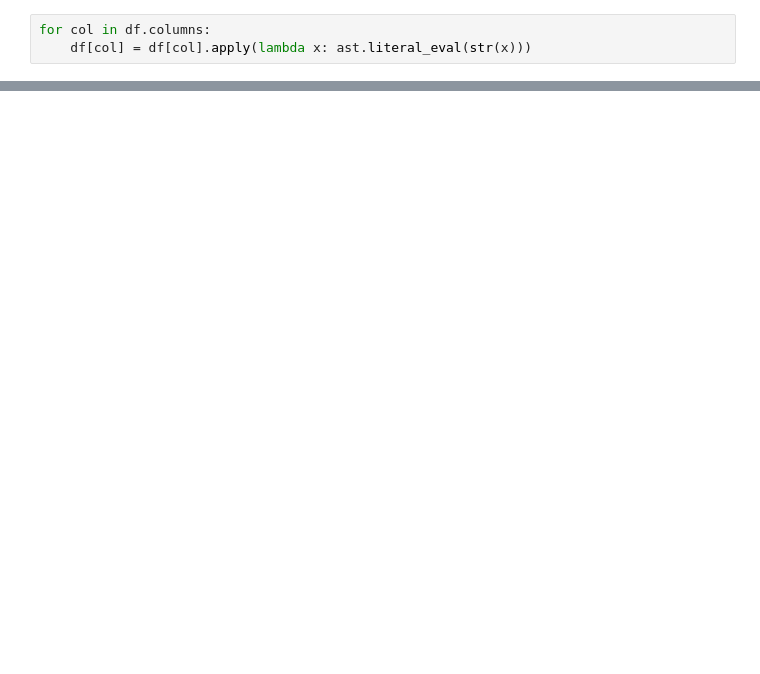
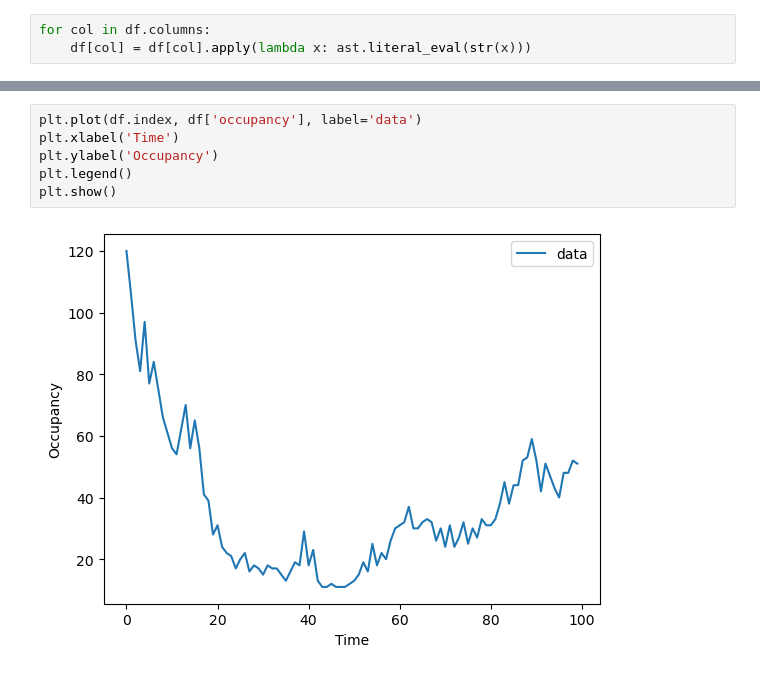
Before and after one commit to RiccardoTancredi/GameofLife, a Jupyter notebook: data/prova.ipynb, the cells around one changed output, grey strips where cells are left out. Saved outputs shown, nothing was run; the diff lists cells and outputs as text; blank space fills up the shorter version.

```diff
--- a/data/prova.ipynb
+++ b/data/prova.ipynb
@@ -29,0 +32,8 @@ df['block'][99]
+# %%
+plt.plot(df.index, df['occupancy'], label='data')
+plt.xlabel('Time')
+plt.ylabel('Occupancy')
+plt.legend()
+plt.show()
+# %% [output]
+[figure, added]
```
Also changed, not shown: parts of 5 cells of this notebook, 16 other files.
